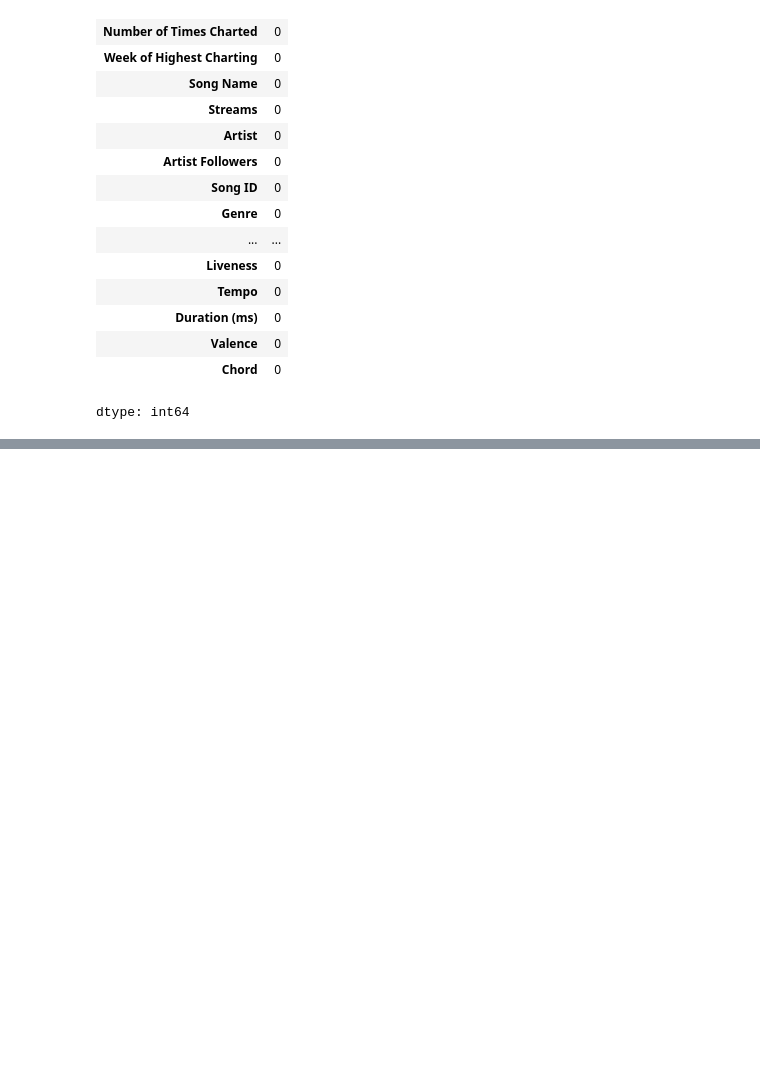
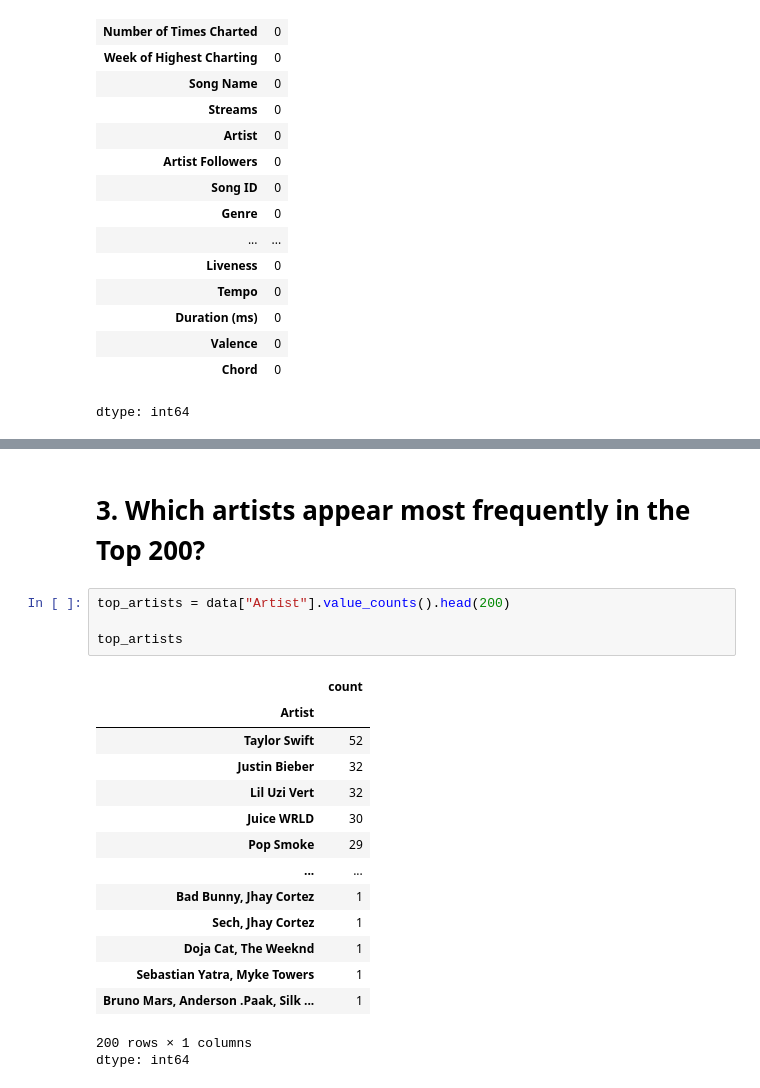
Before and after one commit to owaisnadeem18/EDA_Project_02_SMIT, a Jupyter notebook: EDA_Project_02_SMIT.ipynb, the cells around one changed output, grey strips where cells are left out. Cells and saved outputs as stored; diff of their text form; blank space fills up the shorter version.

```diff
--- a/EDA_Project_02_SMIT.ipynb
+++ b/EDA_Project_02_SMIT.ipynb
@@ -191,0 +248,22 @@ plt.show()
+# %% [markdown]
+# **3. Which artists appear most frequently in the Top 200?**
+# %%
+top_artists = data["Artist"].value_counts().head(200)
+
+top_artists
+# %% [output]
+|  | count |
+| Artist |  |
+| Taylor Swift | 52 |
+| Justin Bieber | 32 |
+| Lil Uzi Vert | 32 |
+| Juice WRLD | 30 |
+| Pop Smoke | 29 |
+| ... | ... |
+| Bad Bunny, Jhay Cortez | 1 |
+| Sech, Jhay Cortez | 1 |
+| Doja Cat, The Weeknd | 1 |
+| Sebastian Yatra, Myke Towers | 1 |
+| Bruno Mars, Anderson .Paak, Silk ... | 1 |
+200 rows × 1 columns
+dtype: int64
```
Also changed, not shown: parts of 15 cells of this notebook.
